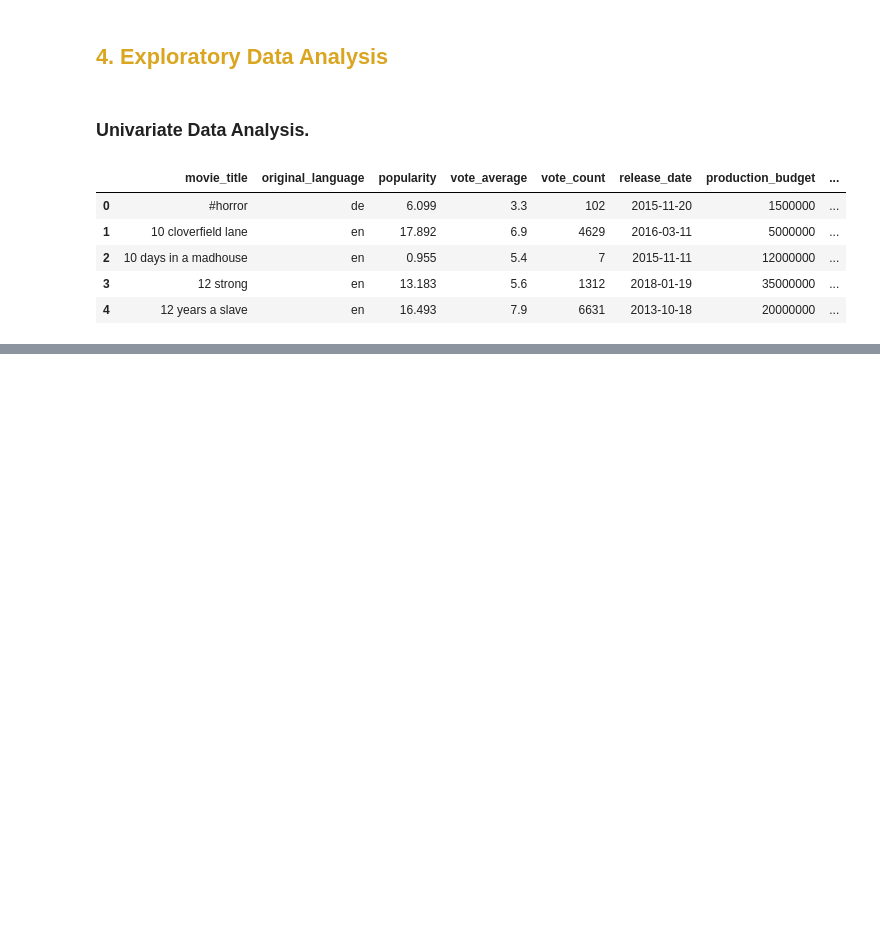
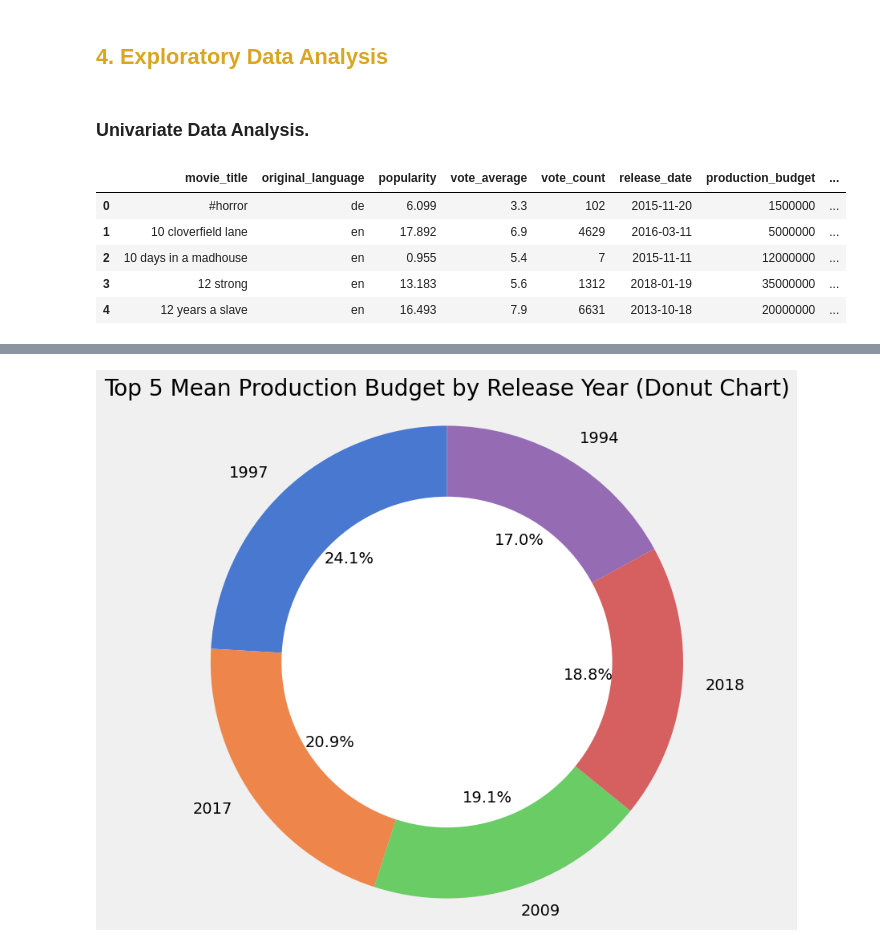
Before and after one commit to TarachaR/Microsoft-s-Film-Strategy-Based-on-Box-Office-Data---A-Preliminary-Analysis, a Jupyter notebook: index.ipynb, the cells around one changed output, grey strips where cells are left out. Drawn from its saved outputs; the diff is of its cells as text; code cells hidden in the pictures; blank space fills up the shorter version.

```diff
--- a/index.ipynb
+++ b/index.ipynb
@@ -664,0 +773,20 @@ Name: count, dtype: int64
+# %%
+# Sort the DataFrame by 'production_budget' in descending order and select the top five rows
+top_five_df = grouped_mean_production_budget_year_df.nlargest(5, 'production_budget')
+
+plt.figure(figsize=(8, 8))  # Adjust the figure size for the donut chart
+
+# Create a pie chart
+ax = plt.pie(top_five_df['production_budget'], labels=top_five_df['release_year'], autopct='%1.1f%%', startangle=90, colors=sns.color_palette('muted'))
+
+# Draw a white circle at the center to create the donut effect
+centre_circle = plt.Circle((0, 0), 0.70, fc='white')
+fig = plt.gcf()
+fig.gca().add_artist(centre_circle)
+
+plt.axis('equal')  # Equal aspect ratio ensures that the pie/donut is drawn as a circle.
+
+plt.title('Top 5 Mean Production Budget by Release Year (Donut Chart)')
+plt.show()
+# %% [output]
+[figure, added]
```
Also changed, not shown: parts of 54 cells of this notebook.
